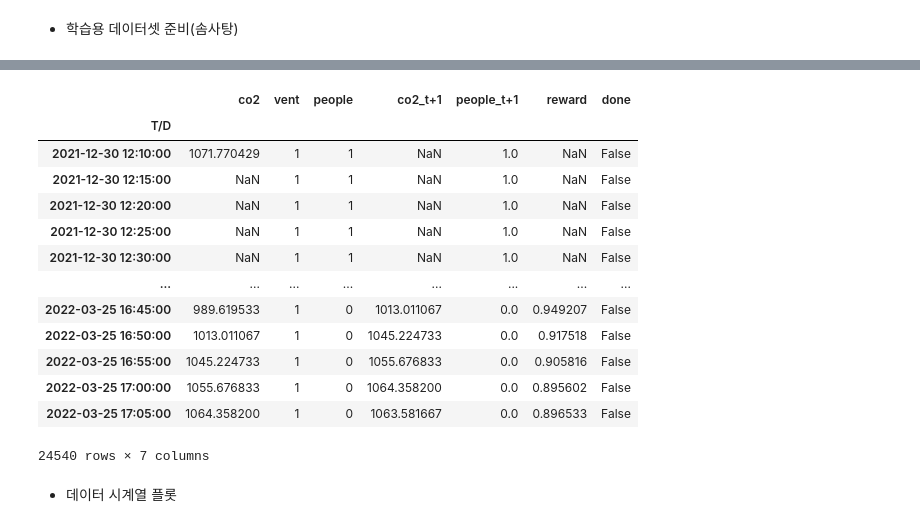
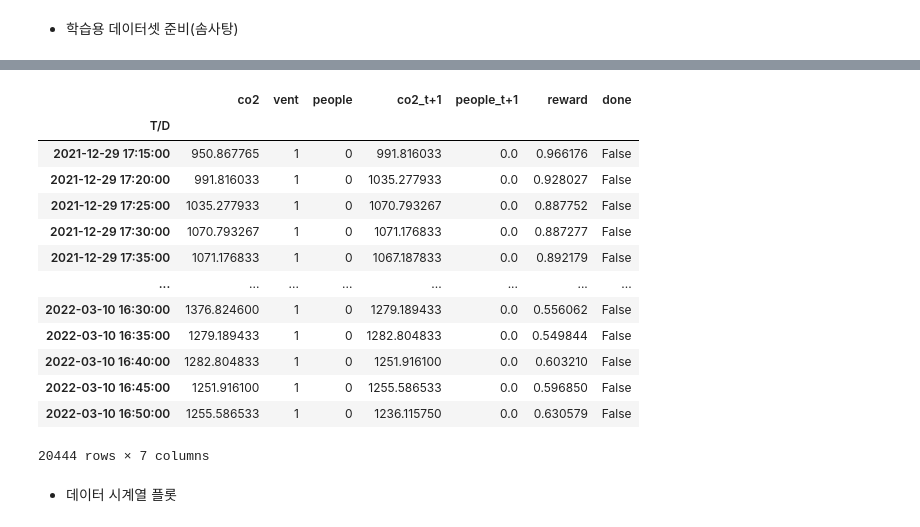
Before and after one commit to ByeonggeonGo/multi_agent_awac, a Jupyter notebook: multi_agent_demo_03.ipynb, the cells around one changed output, grey strips where cells are left out. Cells and saved outputs as stored; diff of their text form; code cells hidden in the pictures.

```diff
--- a/multi_agent_demo_03.ipynb
+++ b/multi_agent_demo_03.ipynb
@@ -80,22 +80,22 @@ for i in room_list:
     #데이터셋 추가
     data_by_room[i] = dataset.loc[:,:]
 # %%
-data_by_room[room_list[0]]
+data_by_room[room_list[1]]
 # %% [output]
 |  | co2 | vent | people | co2_t+1 | people_t+1 | reward | done |
 | T/D |  |  |  |  |  |  |  |
-| 2021-12-30 12:10:00 | 1071.770429 | 1 | 1 | NaN | 1.0 | NaN | False |
-| 2021-12-30 12:15:00 | NaN | 1 | 1 | NaN | 1.0 | NaN | False |
-| 2021-12-30 12:20:00 | NaN | 1 | 1 | NaN | 1.0 | NaN | False |
-| 2021-12-30 12:25:00 | NaN | 1 | 1 | NaN | 1.0 | NaN | False |
-| 2021-12-30 12:30:00 | NaN | 1 | 1 | NaN | 1.0 | NaN | False |
+| 2021-12-29 17:15:00 | 950.867765 | 1 | 0 | 991.816033 | 0.0 | 0.966176 | False |
+| 2021-12-29 17:20:00 | 991.816033 | 1 | 0 | 1035.277933 | 0.0 | 0.928027 | False |
+| 2021-12-29 17:25:00 | 1035.277933 | 1 | 0 | 1070.793267 | 0.0 | 0.887752 | False |
+| 2021-12-29 17:30:00 | 1070.793267 | 1 | 0 | 1071.176833 | 0.0 | 0.887277 | False |
+| 2021-12-29 17:35:00 | 1071.176833 | 1 | 0 | 1067.187833 | 0.0 | 0.892179 | False |
 | ... | ... | ... | ... | ... | ... | ... | ... |
-| 2022-03-25 16:45:00 | 989.619533 | 1 | 0 | 1013.011067 | 0.0 | 0.949207 | False |
-| 2022-03-25 16:50:00 | 1013.011067 | 1 | 0 | 1045.224733 | 0.0 | 0.917518 | False |
-| 2022-03-25 16:55:00 | 1045.224733 | 1 | 0 | 1055.676833 | 0.0 | 0.905816 | False |
-| 2022-03-25 17:00:00 | 1055.676833 | 1 | 0 | 1064.358200 | 0.0 | 0.895602 | False |
-| 2022-03-25 17:05:00 | 1064.358200 | 1 | 0 | 1063.581667 | 0.0 | 0.896533 | False |
+| 2022-03-10 16:30:00 | 1376.824600 | 1 | 0 | 1279.189433 | 0.0 | 0.556062 | False |
+| 2022-03-10 16:35:00 | 1279.189433 | 1 | 0 | 1282.804833 | 0.0 | 0.549844 | False |
+| 2022-03-10 16:40:00 | 1282.804833 | 1 | 0 | 1251.916100 | 0.0 | 0.603210 | False |
+| 2022-03-10 16:45:00 | 1251.916100 | 1 | 0 | 1255.586533 | 0.0 | 0.596850 | False |
+| 2022-03-10 16:50:00 | 1255.586533 | 1 | 0 | 1236.115750 | 0.0 | 0.630579 | False |
-24540 rows × 7 columns
+20444 rows × 7 columns
 # %% [markdown]
 * 데이터 시계열 플롯
 # %%
```
Also changed, not shown: parts of 2 cells of this notebook, 2 other files.
